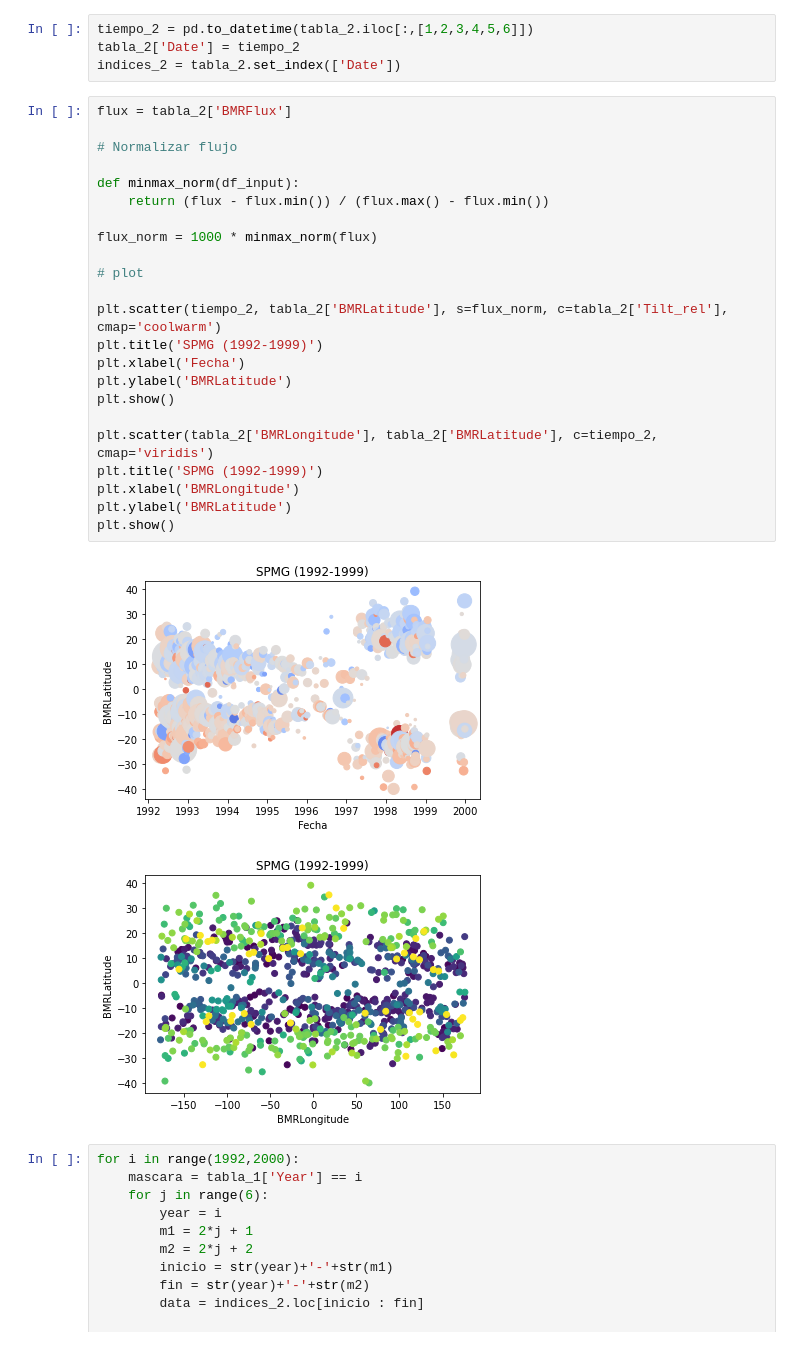
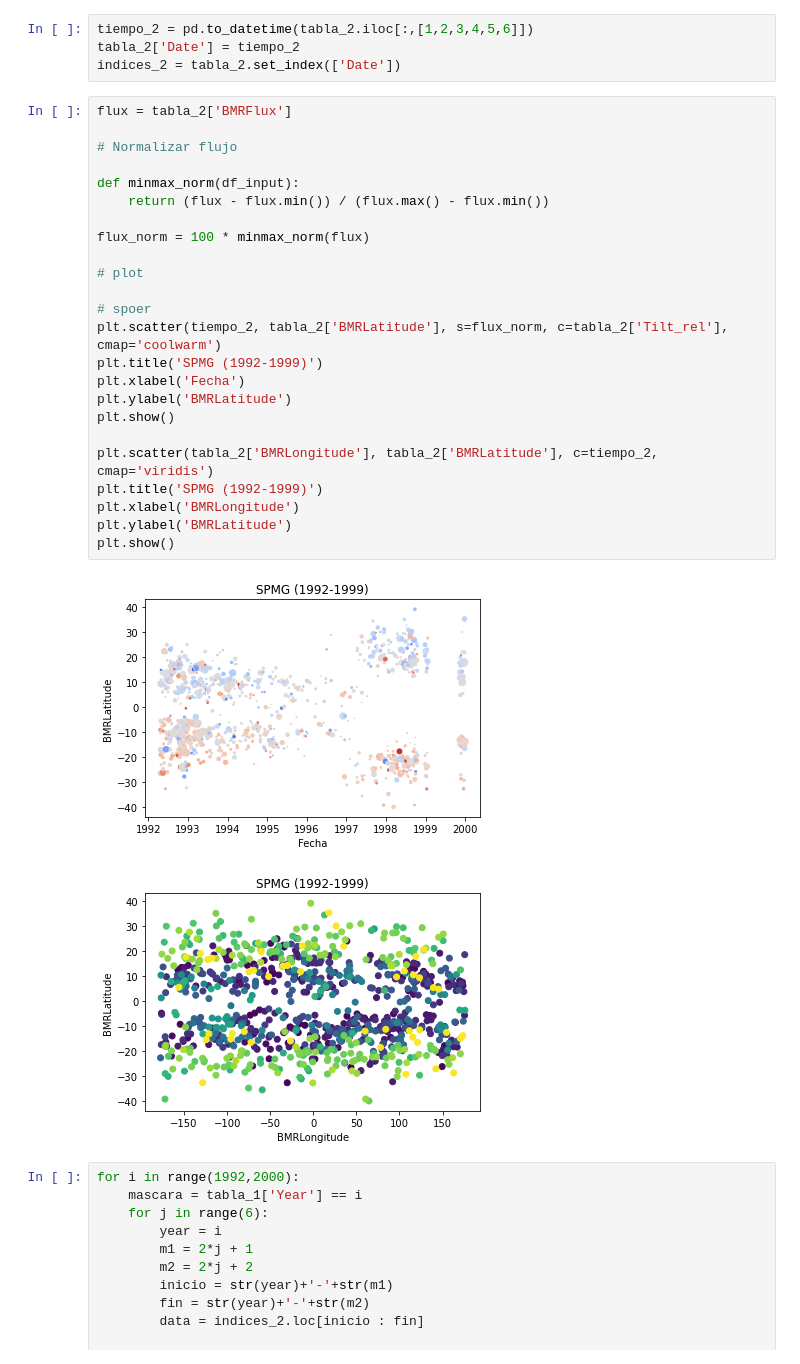
Before and after one commit to bernoulli314/INVESTIGACION, a Jupyter notebook: code.ipynb, the cells around one changed output. Cells and saved outputs as stored; diff of their text form.

```diff
--- a/code.ipynb
+++ b/code.ipynb
@@ -64,28 +79,29 @@ indices_2 = tabla_2.set_index(['Date'])
 # %%
 flux = tabla_2['BMRFlux']
 
 # Normalizar flujo
 
 def minmax_norm(df_input):
     return (flux - flux.min()) / (flux.max() - flux.min())
 
-flux_norm = 1000 * minmax_norm(flux)
+flux_norm = 100 * minmax_norm(flux)
 
 # plot
 
+# spoer
 plt.scatter(tiempo_2, tabla_2['BMRLatitude'], s=flux_norm, c=tabla_2['Tilt_rel'], cmap='coolwarm')
 plt.title('SPMG (1992-1999)')
 plt.xlabel('Fecha')
 plt.ylabel('BMRLatitude')
 plt.show()
 
 plt.scatter(tabla_2['BMRLongitude'], tabla_2['BMRLatitude'], c=tiempo_2, cmap='viridis')
 plt.title('SPMG (1992-1999)')
 plt.xlabel('BMRLongitude')
 plt.ylabel('BMRLatitude')
 plt.show()
 # %% [output]
-[figure, old version]
+[figure, new version]
 [figure]
 # %%
 for i in range(1992,2000):
```
Also changed, not shown: parts of 5 cells of this notebook.
